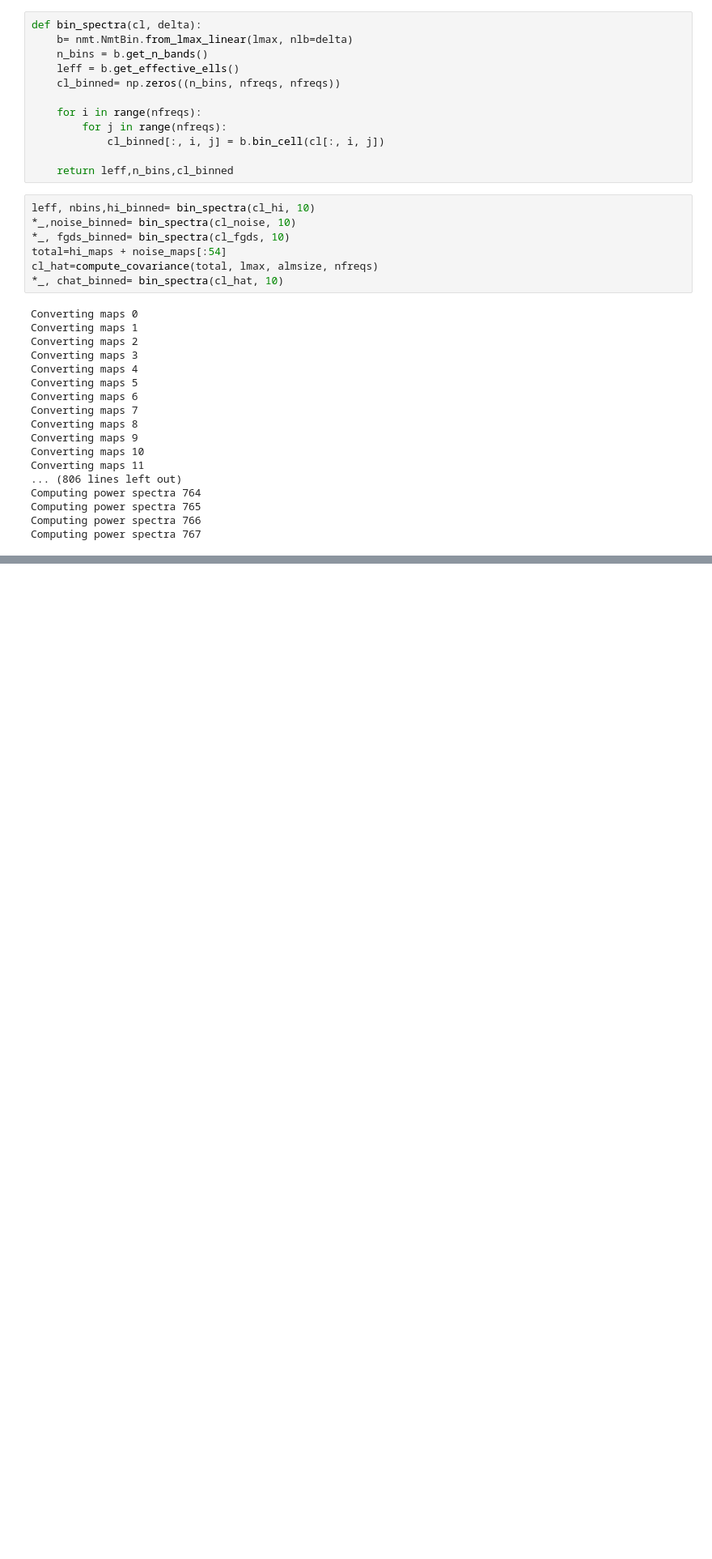
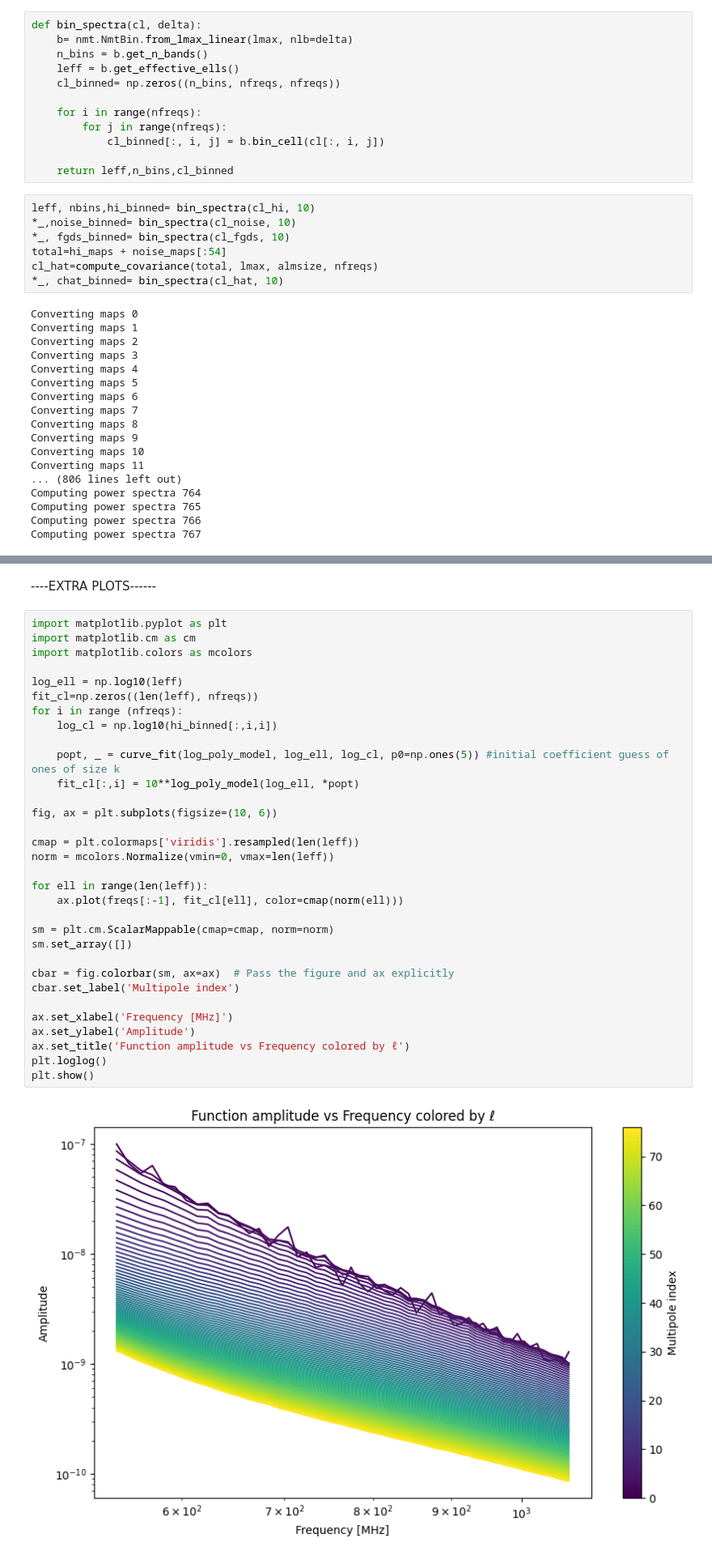
Before and after one commit to urwa99/MASS_Thesis, a Jupyter notebook: HI/parametric_model.ipynb, the cells around one changed output, grey strips where cells are left out. Shown at 81% size. Saved outputs shown, nothing was run; the diff lists cells and outputs as text; blank space fills up the shorter version.

```diff
--- a/HI/parametric_model.ipynb
+++ b/HI/parametric_model.ipynb
@@ -370,0 +322,36 @@ Number of iterations: 36, function evaluations: 36, CG iterations: 35, optimalit
+# %% [markdown]
+----EXTRA PLOTS------
+# %%
+import matplotlib.pyplot as plt
+import matplotlib.cm as cm
+import matplotlib.colors as mcolors
+
+log_ell = np.log10(leff)
+fit_cl=np.zeros((len(leff), nfreqs))
+for i in range (nfreqs):
+    log_cl = np.log10(hi_binned[:,i,i])
+
+    popt, _ = curve_fit(log_poly_model, log_ell, log_cl, p0=np.ones(5)) #initial coefficient guess of ones of size k
+    fit_cl[:,i] = 10**log_poly_model(log_ell, *popt)
+
+fig, ax = plt.subplots(figsize=(10, 6))
+
+cmap = plt.colormaps['viridis'].resampled(len(leff))
+norm = mcolors.Normalize(vmin=0, vmax=len(leff))
+
+for ell in range(len(leff)):
+    ax.plot(freqs[:-1], fit_cl[ell], color=cmap(norm(ell)))
+
+sm = plt.cm.ScalarMappable(cmap=cmap, norm=norm)
+sm.set_array([])
+
+cbar = fig.colorbar(sm, ax=ax)  # Pass the figure and ax explicitly
+cbar.set_label('Multipole index')
+
+ax.set_xlabel('Frequency [MHz]')
+ax.set_ylabel('Amplitude')
+ax.set_title('Function amplitude vs Frequency colored by ℓ')
+plt.loglog()
+plt.show()
+# %% [output]
+[figure, added]
```
Also changed, not shown: parts of 24 cells of this notebook.
